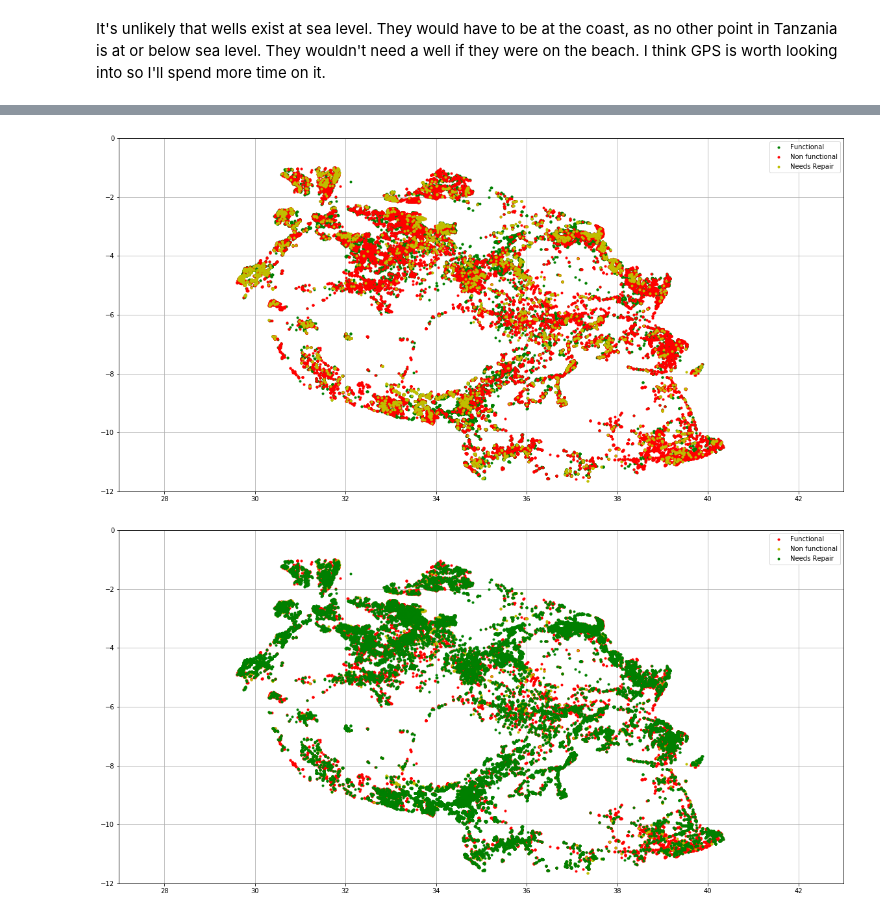
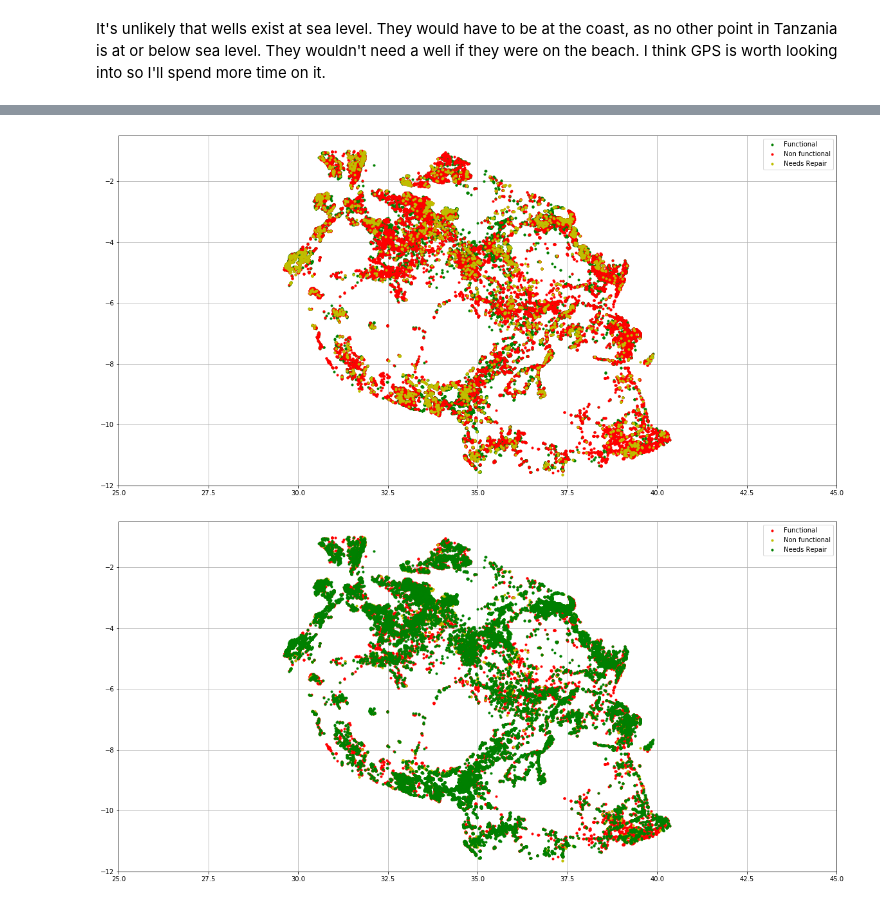
Before and after one commit to aradaha/dsc-mod-3-project-v2-1-onl01-dtsc-ft-052620, a Jupyter notebook: student.ipynb, the cells around one changed output, grey strips where cells are left out. Saved outputs shown, nothing was run; the diff lists cells and outputs as text; code cells hidden in the pictures.

```diff
--- a/student.ipynb
+++ b/student.ipynb
@@ -300,27 +301,27 @@ Text(0.5, 0.92, '3D Plot of Water Pump Heights by Tanzanian Latitudes and Longit
 # %%
-functional = df3[df3['status_group']=='functional']
-nonfunctional = df3[df3['status_group']=='non functional']
-needs = df3[df3['status_group']=='functional needs repair']
+functional = cleaneddf[cleaneddf['status_group']=='functional']
+nonfunctional = cleaneddf[cleaneddf['status_group']=='non functional']
+needs = cleaneddf[cleaneddf['status_group']=='functional needs repair']
 
 plt.figure(figsize=(20,10))
 plt.plot(functional.longitude,functional.latitude,'g.')
 plt.plot(nonfunctional.longitude,nonfunctional.latitude,'r.')
 plt.plot(needs.longitude,needs.latitude,'y.')
 plt.legend(['Functional','Non functional','Needs Repair'])
-plt.axis([27,43,-12,0])
+plt.axis([25,45,-12,-0.5])
 plt.grid(True)
 # %% [output]
-[figure, old version]
+[figure, new version]
 # %%
 plt.figure(figsize=(20,10))
 plt.plot(nonfunctional.longitude,nonfunctional.latitude,'r.')
 plt.plot(needs.longitude,needs.latitude,'y.')
 plt.plot(functional.longitude,functional.latitude,'g.')
 plt.legend(['Functional','Non functional','Needs Repair'])
-plt.axis([27,43,-12,0])
+plt.axis([25,45,-12,-0.5])
 plt.grid(True)
 # %% [output]
-[figure, old version]
+[figure, new version]
 # %%
 plt.figure(figsize=(20,10))
 plt.plot(needs.longitude,needs.latitude,'y.')
```
Also changed, not shown: parts of 16 cells of this notebook.
